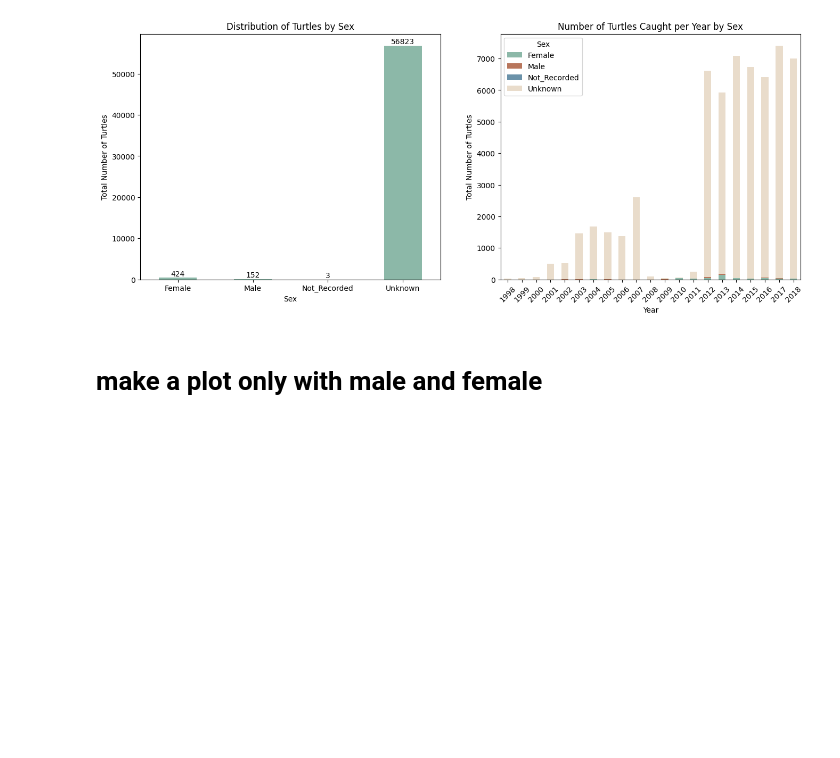
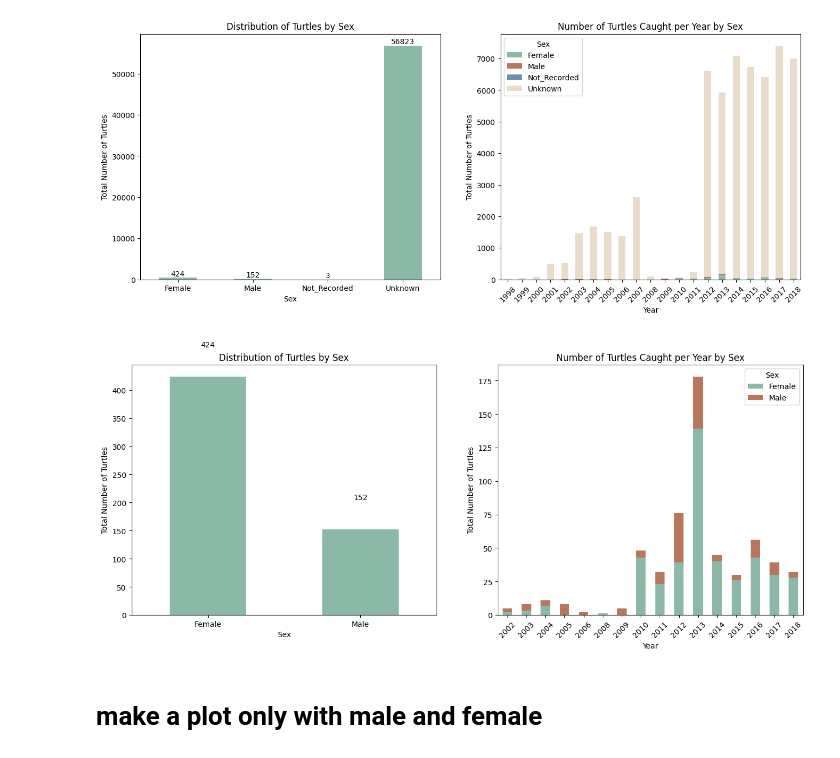
Before and after one commit to eigenaarti2/Ninja-Turtles, a Jupyter notebook: Baseline_new_start_carolina.ipynb, the cells around one changed output. Cells and saved outputs as stored; diff of their text form; code cells hidden in the pictures; blank space fills up the shorter version.

```diff
--- a/Baseline_new_start_carolina.ipynb
+++ b/Baseline_new_start_carolina.ipynb
@@ -513,6 +477,41 @@ axs[1].legend(title='Sex')
 # %% [output]
 <matplotlib.legend.Legend at 0x...>
 [figure]
+# %%
+# Filter the DataFrame to include only 'Male' and 'Female' genders
+filtered_df = new_df[new_df['Sex'].isin(['Male', 'Female'])]
+
+# Define custom color palette
+custom_colors = ['#8cb8a8', '#b8765c', '#6b92a9', '#e9dccb']
+
+# Create a figure with two subplots side-by-side
+fig, axs = plt.subplots(1, 2, figsize=(16, 6))
+
+# Plot the first graph on the left subplot
+axs[0].set_title('Distribution of Turtles by Sex')
+total_turtle_counts = filtered_df.groupby('Sex')['Number_Turtles'].sum()
+total_turtle_counts.plot(kind='bar', color=custom_colors[0], ax=axs[0])
+axs[0].set_xlabel('Sex')
+axs[0].set_ylabel('Total Number of Turtles')
+axs[0].set_xticklabels(total_turtle_counts.index, rotation=0)
+
+# Add labels to the bars
+for i, v in enumerate(total_turtle_counts):
+    axs[0].text(i, v + 50, str(v), ha='center', va='bottom')
+
+# Plot the second graph on the right subplot
+axs[1].set_title('Number of Turtles Caught per Year by Sex')
+yearly_sex_counts = filtered_df.groupby(['year', 'Sex'])['Number_Turtles'].sum().unstack()
+yearly_sex_counts.plot(kind='bar', stacked=True, colormap='coolwarm', ax=axs[1], color=custom_colors[0:])
+axs[1].set_xlabel('Year')
+axs[1].set_ylabel('Total Number of Turtles')
+axs[1].set_xticklabels(yearly_sex_counts.index, rotation=45)
+axs[1].legend(title='Sex')
+
+# Show the plots
+plt.show()
+# %% [output]
+[figure, added]
 # %% [markdown]
 # make a plot only with male and female
 # %% [markdown]
```
Also changed, not shown: parts of 7 cells of this notebook.
